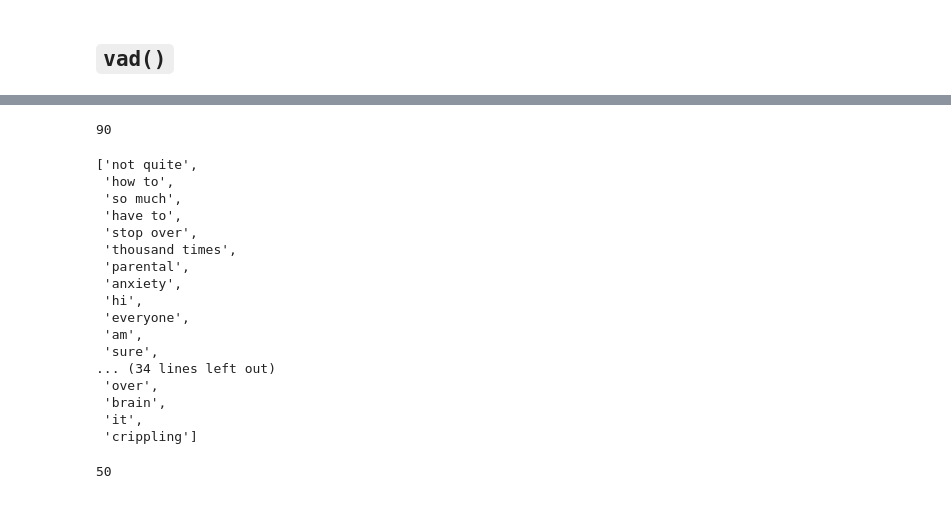
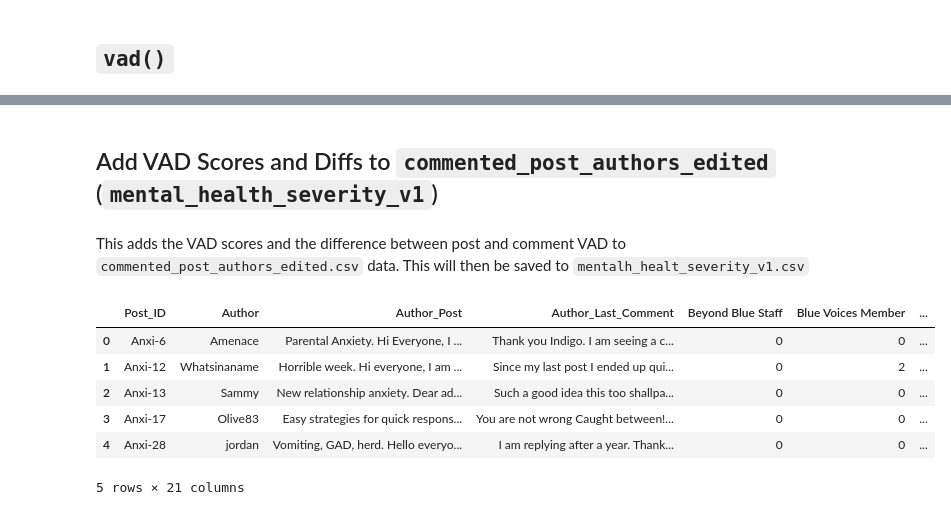
Before and after one commit to PutraAryotama/research_project, a Jupyter notebook: mental_health_severity.ipynb, the cells around one changed output, grey strips where cells are left out. Drawn from its saved outputs; the diff is of its cells as text; code cells hidden in the pictures.

```diff
--- a/mental_health_severity.ipynb
+++ b/mental_health_severity.ipynb
@@ -221,28 +233,21 @@ text
-# %%
-len(word_tokenize(text))
-# %% [output]
-90
-# %%
-vad(text)["matched_ngrams"]
-# %% [output]
-['not quite',
- 'how to',
- 'so much',
- 'have to',
- 'stop over',
- 'thousand times',
- 'parental',
- 'anxiety',
- 'hi',
- 'everyone',
- 'am',
- 'sure',
-... (34 lines left out)
- 'over',
- 'brain',
- 'it',
- 'crippling']
-# %%
-len(vad(text)["valence"])
-# %% [output]
-50
+# %% [markdown]
+## Add VAD Scores and Diffs to `commented_post_authors_edited` (`mental_health_severity_v1`)
+# %% [markdown]
+This adds the VAD scores and the difference between post and comment VAD to `commented_post_authors_edited.csv` data. This will then be saved to `mentalh_healt_severity_v1.csv`
+# %%
+# add VAD scores to mental_health_severity_table
+mental_health_severity_table[['Post_Valence', 'Post_Arousal', 'Post_Dominance']] = mental_health_severity_table['Author_Post'].progress_apply(lambda x: pd.Series(vad(x)))
+mental_health_severity_table[['Comment_Valence', 'Comment_Arousal', 'Comment_Dominance']] = mental_health_severity_table['Author_Last_Comment'].progress_apply(lambda x: pd.Series(vad(x)))
+# add VAD scores diff between post and comment
+mental_health_severity_table['Valence_Diff'] = mental_health_severity_table['Comment_Valence'] - mental_health_severity_table['Post_Valence']
+mental_health_severity_table['Arousal_Diff'] = mental_health_severity_table['Comment_Arousal'] - mental_health_severity_table['Post_Arousal']
+mental_health_severity_table['Dominance_Diff'] = mental_health_severity_table['Comment_Dominance'] - mental_health_severity_table['Post_Dominance']
+mental_health_severity_table.head()
+# %% [output]
+|  | Post_ID | Author | Author_Post | Author_Last_Comment | Beyond Blue Staff | Blue Voices Member | ... |
+| 0 | Anxi-6 | Amenace | Parental Anxiety. Hi Everyone, I ... | Thank you Indigo. I am seeing a c... | 0 | 0 | ... |
+| 1 | Anxi-12 | Whatsinaname | Horrible week. Hi everyone, I am ... | Since my last post I ended up qui... | 0 | 2 | ... |
+| 2 | Anxi-13 | Sammy | New relationship anxiety. Dear ad... | Such a good idea this too shallpa... | 0 | 0 | ... |
+| 3 | Anxi-17 | Olive83 | Easy strategies for quick respons... | You are not wrong Caught between!... | 0 | 0 | ... |
+| 4 | Anxi-28 | jordan | Vomiting, GAD, herd. Hello everyo... | I am replying after a year. Thank... | 0 | 0 | ... |
+5 rows × 21 columns
```
Also changed, not shown: parts of 14 cells of this notebook, 1 other file.
